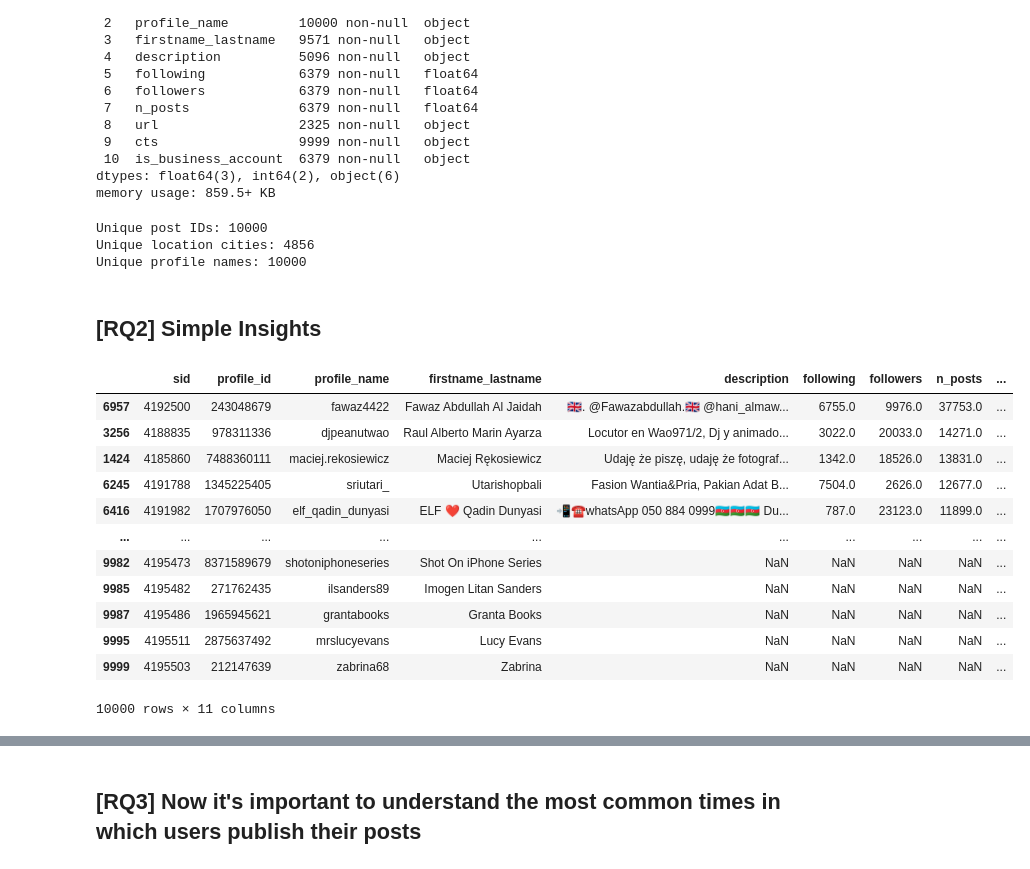
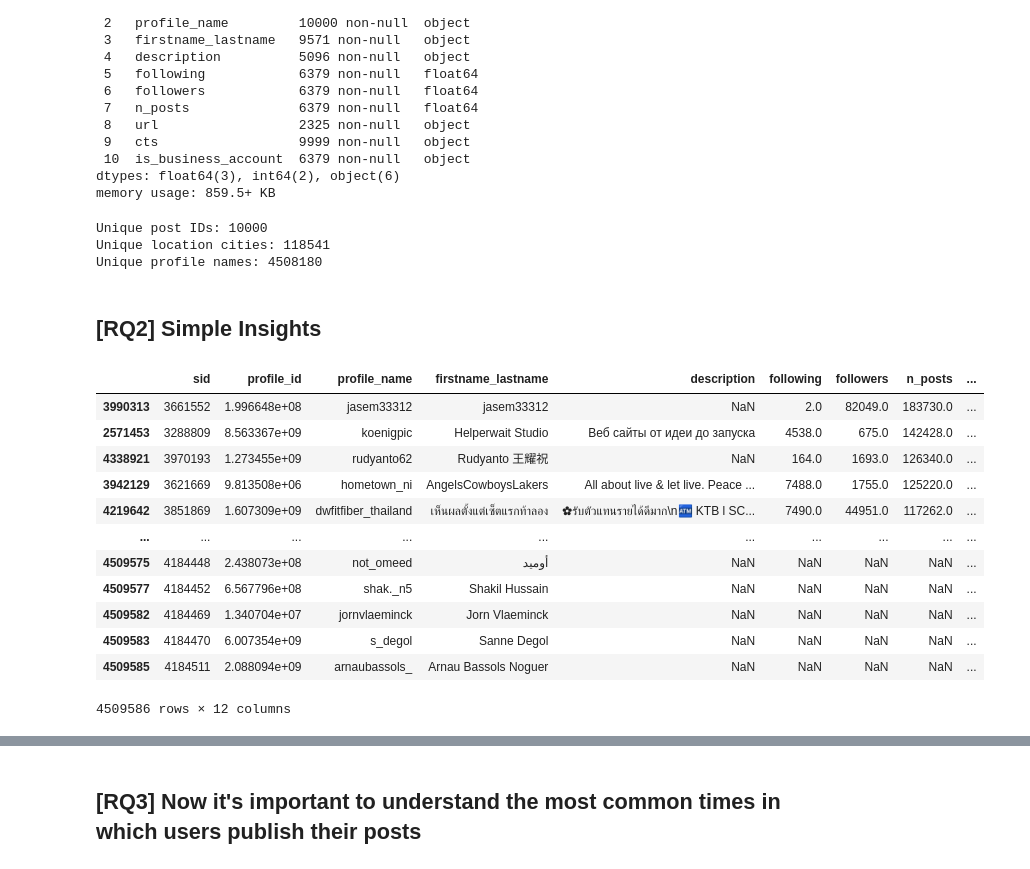
Before and after one commit to GiacomoBelliniStudent/ADM-HW2, a Jupyter notebook: main.ipynb, the cells around one changed output, grey strips where cells are left out. Saved outputs shown, nothing was run; the diff lists cells and outputs as text; code cells hidden in the pictures.

```diff
--- a/main.ipynb
+++ b/main.ipynb
@@ -145,8 +270,8 @@ profiles = pd.read_csv('../Datasets/instagram_profiles.csv', sep='\t', iterator=
 num_chunks = 10000
 # %%
 posts_chunk = posts.get_chunk(num_chunks)
-locations_chunk = locations.get_chunk(num_chunks)
-profiles_chunk = profiles.get_chunk(num_chunks)
+locations = locations.get_chunk(num_chunks)
+profiles = profiles.get_chunk(num_chunks)
 # %%
 posts.get_chunk(5)
 # %% [output]
@@ -238,32 +363,32 @@ dtypes: float64(3), int64(2), object(6)
 memory usage: 859.5+ KB
 # %%
 
-num_post_ids, num_loc_cities, num_profiles_names = posts_chunk['post_id'].nunique(), locations_chunk['city'].nunique(), profiles_chunk['profile_name'].nunique()
+num_post_ids, num_loc_cities, num_profiles_names = posts_chunk['post_id'].nunique(), locations['city'].nunique(), profiles['profile_name'].nunique()
 
 print("Unique post IDs: {}".format(num_post_ids))
 print("Unique location cities: {}".format(num_loc_cities))
 print("Unique profile names: {}".format(num_profiles_names))
 # %% [output]
 Unique post IDs: 10000
-Unique location cities: 4856
-Unique profile names: 10000
+Unique location cities: 118541
+Unique profile names: 4508180
 # %% [markdown]
 ## **[RQ2] Simple Insights**
 # %%
 # Plot the number of posts for each profile in descending order
-profiles_chunk.groupby(["profile_id"], dropna=True)['n_posts'].sum()
-profiles_chunk.sort_values(by='n_posts', ascending = False)
+profiles.groupby(["profile_id"], dropna=True)['n_posts'].sum()
+profiles.sort_values(by='n_posts', ascending = False)
 # %% [output]
 |  | sid | profile_id | profile_name | firstname_lastname | description | following | followers | n_posts | ... |
-| 6957 | 4192500 | 243048679 | fawaz4422 | Fawaz Abdullah Al Jaidah | 🇬🇧. @Fawazabdullah.🇬🇧 @hani_almaw... | 6755.0 | 9976.0 | 37753.0 | ... |
-| 3256 | 4188835 | 978311336 | djpeanutwao | Raul Alberto Marin Ayarza | Locutor en Wao971/2, Dj y animado... | 3022.0 | 20033.0 | 14271.0 | ... |
-| 1424 | 4185860 | 7488360111 | maciej.rekosiewicz | Maciej Rękosiewicz | Udaję że piszę, udaję że fotograf... | 1342.0 | 18526.0 | 13831.0 | ... |
-| 6245 | 4191788 | 1345225405 | sriutari_ | Utarishopbali | Fasion Wantia&Pria, Pakian Adat B... | 7504.0 | 2626.0 | 12677.0 | ... |
-| 6416 | 4191982 | 1707976050 | elf_qadin_dunyasi | ELF ❤ Qadin Dunyasi | 📲☎️whatsApp 050 884 0999🇦🇿🇦🇿🇦🇿 Du... | 787.0 | 23123.0 | 11899.0 | ... |
+| 3990313 | 3661552 | 1.996648e+08 | jasem33312 | jasem33312 | NaN | 2.0 | 82049.0 | 183730.0 | ... |
+| 2571453 | 3288809 | 8.563367e+09 | koenigpic | Helperwait Studio | Веб сайты от идеи до запуска | 4538.0 | 675.0 | 142428.0 | ... |
+| 4338921 | 3970193 | 1.273455e+09 | rudyanto62 | Rudyanto 王耀祝 | NaN | 164.0 | 1693.0 | 126340.0 | ... |
+| 3942129 | 3621669 | 9.813508e+06 | hometown_ni | AngelsCowboysLakers | All about live & let live. Peace ... | 7488.0 | 1755.0 | 125220.0 | ... |
+| 4219642 | 3851869 | 1.607309e+09 | dwfitfiber_thailand | เห็นผลตั้งแต่เซ็ตแรกท้าลอง | ✿รับตัวแทนรายได้ดีมาก\n🏧 KTB l SC... | 7490.0 | 44951.0 | 117262.0 | ... |
 | ... | ... | ... | ... | ... | ... | ... | ... | ... | ... |
-| 9982 | 4195473 | 8371589679 | shotoniphoneseries | Shot On iPhone Series | NaN | NaN | NaN | NaN | ... |
-| 9985 | 4195482 | 271762435 | ilsanders89 | Imogen Litan Sanders | NaN | NaN | NaN | NaN | ... |
-| 9987 | 4195486 | 1965945621 | grantabooks | Granta Books | NaN | NaN | NaN | NaN | ... |
-| 9995 | 4195511 | 2875637492 | mrslucyevans | Lucy Evans | NaN | NaN | NaN | NaN | ... |
-| 9999 | 4195503 | 212147639 | zabrina68 | Zabrina | NaN | NaN | NaN | NaN | ... |
+| 4509575 | 4184448 | 2.438073e+08 | not_omeed | أوميد | NaN | NaN | NaN | NaN | ... |
+| 4509577 | 4184452 | 6.567796e+08 | shak._n5 | Shakil Hussain | NaN | NaN | NaN | NaN | ... |
+| 4509582 | 4184469 | 1.340704e+07 | jornvlaeminck | Jorn Vlaeminck | NaN | NaN | NaN | NaN | ... |
+| 4509583 | 4184470 | 6.007354e+09 | s_degol | Sanne Degol | NaN | NaN | NaN | NaN | ... |
+| 4509585 | 4184511 | 2.088094e+09 | arnaubassols_ | Arnau Bassols Noguer | NaN | NaN | NaN | NaN | ... |
-10000 rows × 11 columns
+4509586 rows × 12 columns
```
Also changed, not shown: parts of 36 cells of this notebook.
